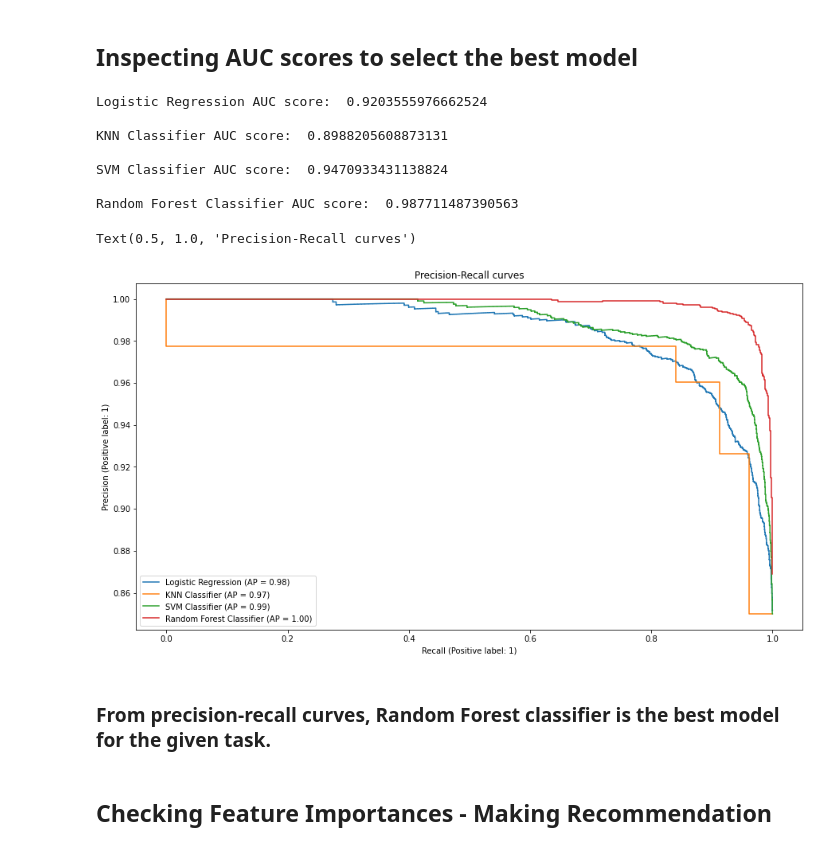
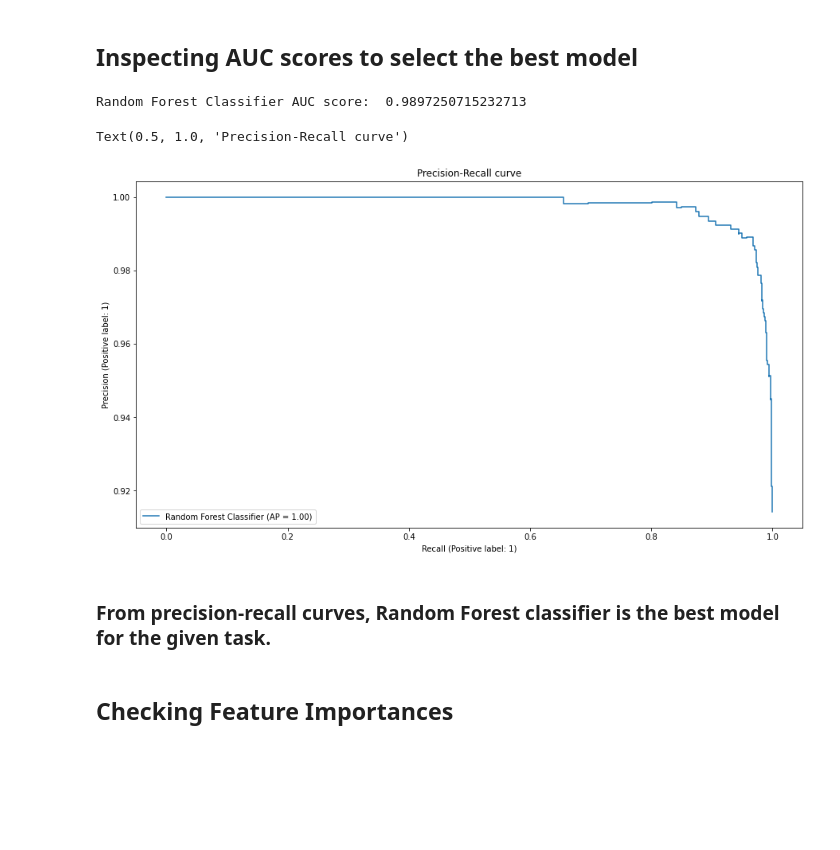
Before and after one commit to mohit-challa/GiveMeSomeCredit, a Jupyter notebook: notebooks/GiveMeSomeCredit_Pipelines.ipynb, the cells around one changed output. Drawn from its saved outputs; the diff is of its cells as text; code cells hidden in the pictures; blank space fills up the shorter version.

```diff
--- a/notebooks/GiveMeSomeCredit_Pipelines.ipynb
+++ b/notebooks/GiveMeSomeCredit_Pipelines.ipynb
@@ -96,7 +96,7 @@ y = df[['Attrition_Flag']].copy()
 y['Existing Customer'] = LabelEncoder().fit_transform(df['Attrition_Flag'])
 y.drop('Attrition_Flag', axis=1, inplace=True)
 
-X_train, X_test, y_train, y_test = train_test_split(X, y, test_size=0.3, random_state=0)
+X_train, X_test, y_train, y_test = train_test_split(X, y, test_size=0.1, random_state=0)
 # %%
 X_train.head()
 # %% [output]
@@ -339,40 +233,34 @@ f1:
 # %% [markdown]
 ## Inspecting AUC scores to select the best model
 # %%
-log_auc_score = roc_auc_score(y_test, log.predict_proba(X_test)[:,1], multi_class='ovr')
-knn_auc_score = roc_auc_score(y_test, knn.predict_proba(X_test)[:,1], multi_class='ovr')
-svm_auc_score = roc_auc_score(y_test, svm.predict_proba(X_test)[:,1], multi_class='ovr')
+# log_auc_score = roc_auc_score(y_test, log.predict_proba(X_test)[:,1], multi_class='ovr')
+# knn_auc_score = roc_auc_score(y_test, knn.predict_proba(X_test)[:,1], multi_class='ovr')
+# svm_auc_score = roc_auc_score(y_test, svm.predict_proba(X_test)[:,1], multi_class='ovr')
 rf_auc_score = roc_auc_score(y_test, rf.predict_proba(X_test)[:,1], multi_class='ovr')
 
-print('\nLogistic Regression AUC score: ',log_auc_score)
-print('\nKNN Classifier AUC score: ',knn_auc_score)
-print('\nSVM Classifier AUC score: ',svm_auc_score)
+# print('\nLogistic Regression AUC score: ',log_auc_score)
+# print('\nKNN Classifier AUC score: ',knn_auc_score)
+# print('\nSVM Classifier AUC score: ',svm_auc_score)
 print('\nRandom Forest Classifier AUC score: ',rf_auc_score)
 # %% [output]
-Logistic Regression AUC score:  0.9203555976662524
-
-KNN Classifier AUC score:  0.8988205608873131
-
-SVM Classifier AUC score:  0.9470933431138824
-
-Random Forest Classifier AUC score:  0.987711487390563
+Random Forest Classifier AUC score:  0.9897250715232713
 # %%
 fig = plt.gcf()
 fig.set_size_inches(15, 8)
 
-plot_precision_recall_curve(log, X_test, y_test, ax = plt.gca(),name = 'Logistic Regression')
-plot_precision_recall_curve(knn, X_test, y_test, ax = plt.gca(),name = 'KNN Classifier')
-plot_precision_recall_curve(svm, X_test, y_test, ax = plt.gca(),name = 'SVM Classifier')
+# plot_precision_recall_curve(log, X_test, y_test, ax = plt.gca(),name = 'Logistic Regression')
+# plot_precision_recall_curve(knn, X_test, y_test, ax = plt.gca(),name = 'KNN Classifier')
+# plot_precision_recall_curve(svm, X_test, y_test, ax = plt.gca(),name = 'SVM Classifier')
 plot_precision_recall_curve(rf, X_test, y_test, ax = plt.gca(),name = 'Random Forest Classifier')
 
-plt.title('Precision-Recall curves')
+plt.title('Precision-Recall curve')
 # %% [output]
-Text(0.5, 1.0, 'Precision-Recall curves')
+Text(0.5, 1.0, 'Precision-Recall curve')
-[figure, old version]
+[figure, new version]
 # %% [markdown]
 ### From precision-recall curves, Random Forest classifier is the best model for the given task.
 # %% [markdown]
-## Checking Feature Importances - Making Recommendation
+## Checking Feature Importances
 # %%
 #Collecting feature importances
 
```
Also changed, not shown: parts of 23 cells of this notebook.
